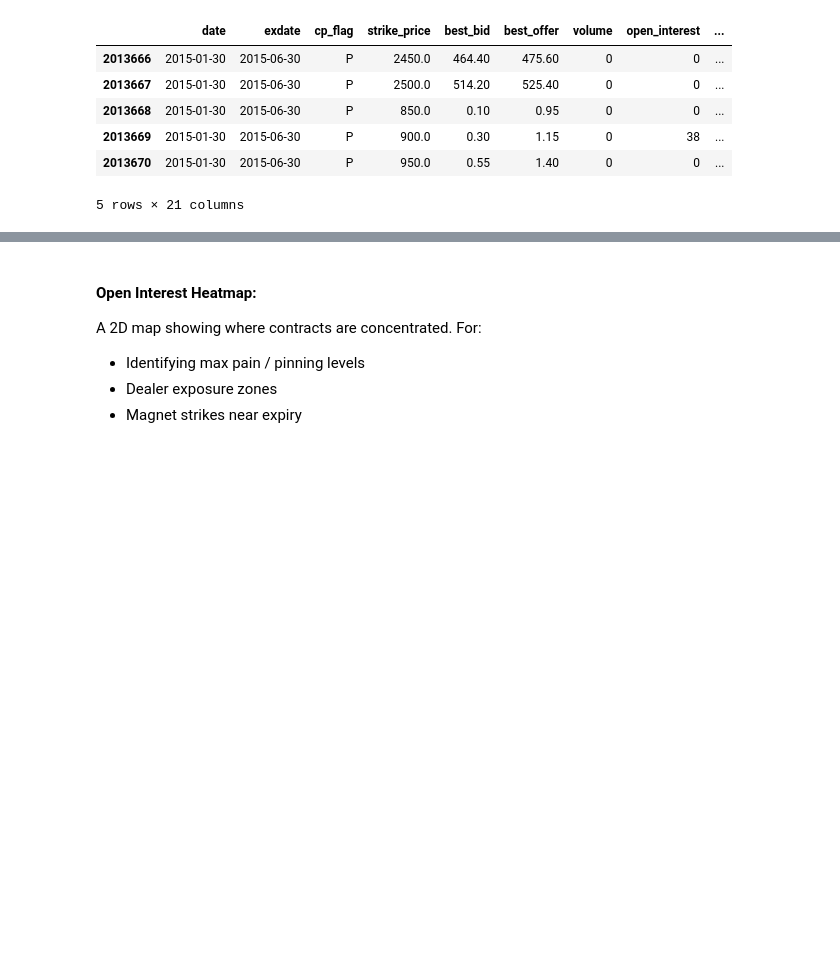
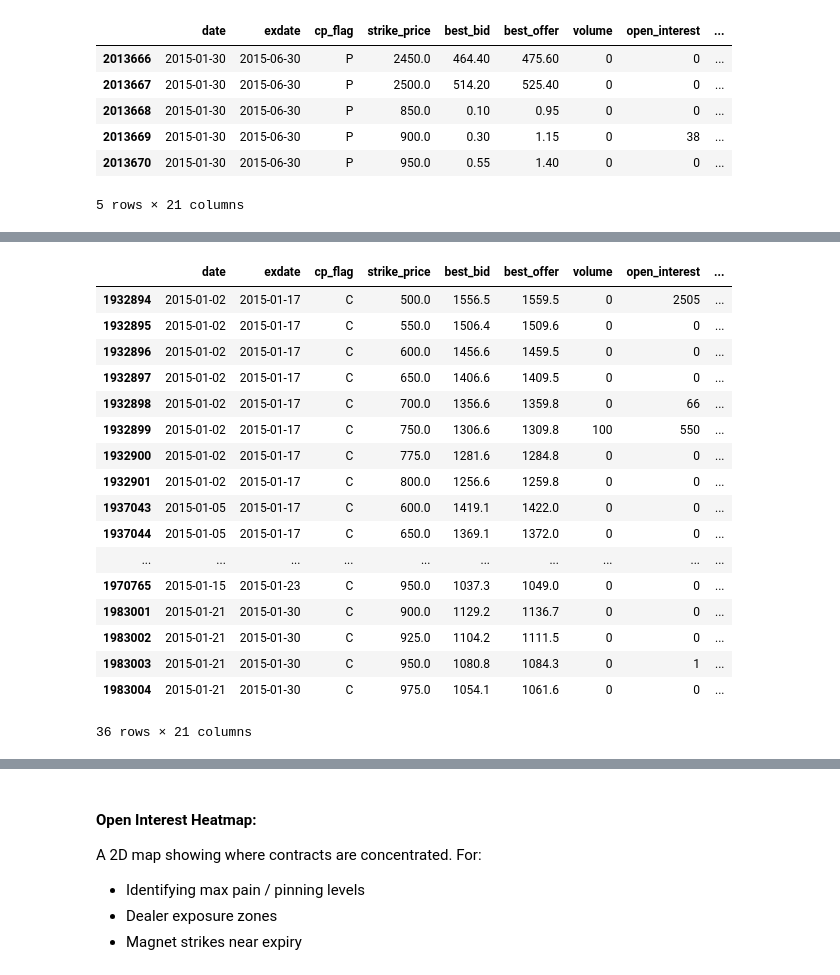
Before and after one commit to finsherwell/options-analyser, a Jupyter notebook: notebooks/data_exploration.ipynb, the cells around one changed output, grey strips where cells are left out. Drawn from its saved outputs; the diff is of its cells as text; code cells hidden in the pictures; blank space fills up the shorter version.

```diff
--- a/notebooks/data_exploration.ipynb
+++ b/notebooks/data_exploration.ipynb
@@ -54,0 +114,21 @@ df.describe()
+# %%
+df[df['impl_volatility'] > 2.0]
+# %% [output]
+|  | date | exdate | cp_flag | strike_price | best_bid | best_offer | volume | open_interest | ... |
+| 1932894 | 2015-01-02 | 2015-01-17 | C | 500.0 | 1556.5 | 1559.5 | 0 | 2505 | ... |
+| 1932895 | 2015-01-02 | 2015-01-17 | C | 550.0 | 1506.4 | 1509.6 | 0 | 0 | ... |
+| 1932896 | 2015-01-02 | 2015-01-17 | C | 600.0 | 1456.6 | 1459.5 | 0 | 0 | ... |
+| 1932897 | 2015-01-02 | 2015-01-17 | C | 650.0 | 1406.6 | 1409.5 | 0 | 0 | ... |
+| 1932898 | 2015-01-02 | 2015-01-17 | C | 700.0 | 1356.6 | 1359.8 | 0 | 66 | ... |
+| 1932899 | 2015-01-02 | 2015-01-17 | C | 750.0 | 1306.6 | 1309.8 | 100 | 550 | ... |
+| 1932900 | 2015-01-02 | 2015-01-17 | C | 775.0 | 1281.6 | 1284.8 | 0 | 0 | ... |
+| 1932901 | 2015-01-02 | 2015-01-17 | C | 800.0 | 1256.6 | 1259.8 | 0 | 0 | ... |
+| 1937043 | 2015-01-05 | 2015-01-17 | C | 600.0 | 1419.1 | 1422.0 | 0 | 0 | ... |
+| 1937044 | 2015-01-05 | 2015-01-17 | C | 650.0 | 1369.1 | 1372.0 | 0 | 0 | ... |
+| ... | ... | ... | ... | ... | ... | ... | ... | ... | ... |
+| 1970765 | 2015-01-15 | 2015-01-23 | C | 950.0 | 1037.3 | 1049.0 | 0 | 0 | ... |
+| 1983001 | 2015-01-21 | 2015-01-30 | C | 900.0 | 1129.2 | 1136.7 | 0 | 0 | ... |
+| 1983002 | 2015-01-21 | 2015-01-30 | C | 925.0 | 1104.2 | 1111.5 | 0 | 0 | ... |
+| 1983003 | 2015-01-21 | 2015-01-30 | C | 950.0 | 1080.8 | 1084.3 | 0 | 1 | ... |
+| 1983004 | 2015-01-21 | 2015-01-30 | C | 975.0 | 1054.1 | 1061.6 | 0 | 0 | ... |
+36 rows × 21 columns
```
Also changed, not shown: parts of 30 cells of this notebook, 1 other file.
